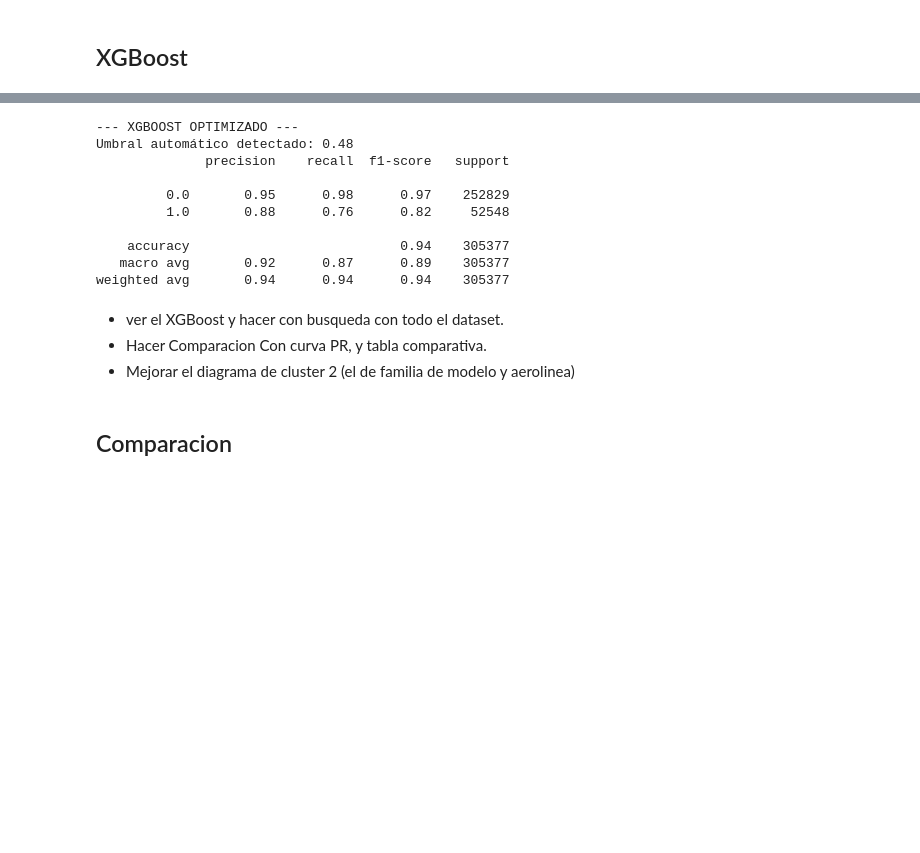
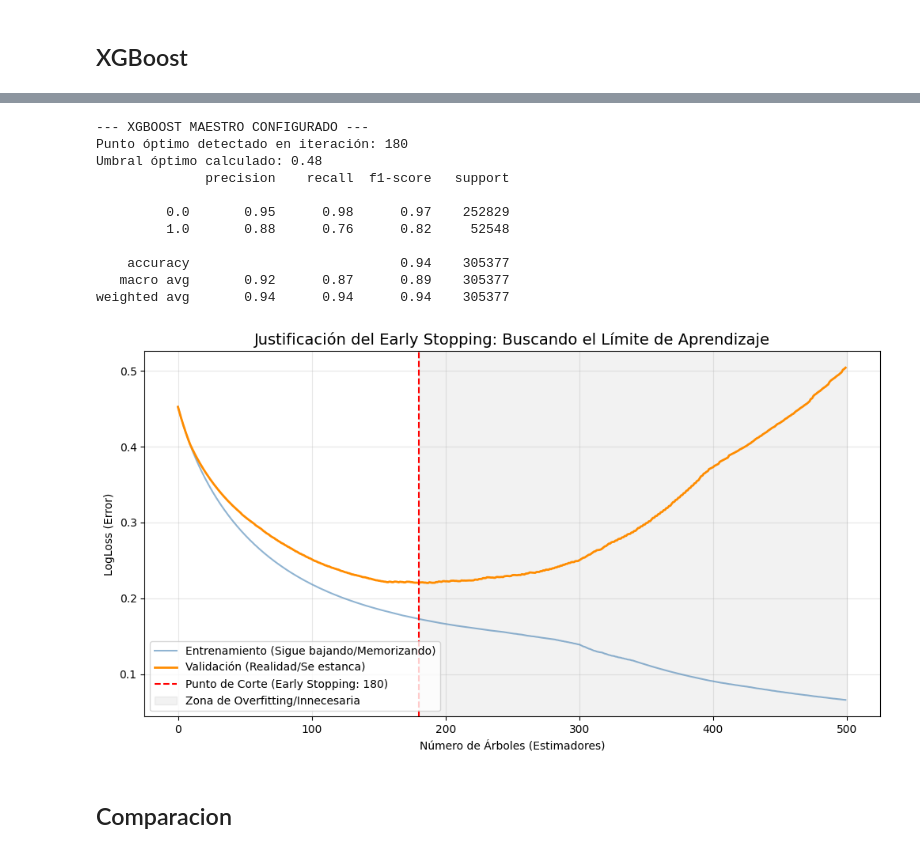
Before and after one commit to MartinEO2005/Proyecto_Open_Data, a Jupyter notebook: ml_supervisado.ipynb, the cells around one changed output, grey strips where cells are left out. Saved outputs shown, nothing was run; the diff lists cells and outputs as text; code cells hidden in the pictures; blank space fills up the shorter version.

```diff
--- a/ml_supervisado.ipynb
+++ b/ml_supervisado.ipynb
@@ -577,56 +627,82 @@ plt.show()
 from xgboost import XGBClassifier
 from sklearn.metrics import classification_report, f1_score
 import numpy as np
+import matplotlib.pyplot as plt
 
-# 1. DEFINICIÓN DEL MODELO
+# 1. MODELO MAESTRO (CON EARLY STOPPING)
 model_master_v2 = XGBClassifier(
-    n_estimators=500,
-    max_depth=3,
-    learning_rate=0.01,
-    scale_pos_weight=1,
-    tree_method='hist',
-    random_state=42,
+    n_estimators=500, max_depth=3, learning_rate=0.01,
+    scale_pos_weight=1, tree_method='hist', random_state=42,
     early_stopping_rounds=10
 )
 
-# 2. ENTRENAMIENTO
 model_master_v2.fit(
     X_train_encoded, y_train_bin,
-    eval_set=[(X_test_encoded, y_test_bin)],
+    eval_set=[(X_train_encoded, y_train_bin), (X_test_encoded, y_test_bin)],
     verbose=False
 )
 
-# 3. OBTENCIÓN DE PROBABILIDADES Y BÚSQUEDA DEL UMBRAL ÓPTIMO
+# Guardamos en qué punto exacto paró el maestro
+best_iteration = model_master_v2.best_iteration
+
+# 2. MODELO DE CONTROL (SIN EARLY STOPPING PARA COMPARAR)
+model_overfit = XGBClassifier(
+    n_estimators=500, max_depth=3, learning_rate=0.01,
+    scale_pos_weight=1, tree_method='hist', random_state=42
+)
+model_overfit.fit(
+    X_train_encoded, y_train_bin,
+    eval_set=[(X_train_encoded, y_train_bin), (X_test_encoded, y_test_bin)],
+    verbose=False
+)
+
+# 3. GENERACIÓN DEL INFORME (DEL MODELO MAESTRO)
 y_probs_xgb = model_master_v2.predict_proba(X_test_encoded)[:, 1]
-
 thresholds = np.linspace(0, 1, 100)
 f1_scores = [f1_score(y_test_bin, y_probs_xgb > t) for t in thresholds]
 best_threshold = thresholds[np.argmax(f1_scores)]
-
-# 4. RESULTADOS FINALES DEL MODELO
-y_pred_xgb_final = (y_probs_xgb > best_threshold).astype(int)
+y_pred_final = (y_probs_xgb > best_threshold).astype(int)
 
 print(f"--- XGBOOST MAESTRO CONFIGURADO ---")
+print(f"Punto óptimo detectado en iteración: {best_iteration}")
 print(f"Umbral óptimo calculado: {best_threshold:.2f}")
-print(classification_report(y_test_bin, y_pred_xgb_final))
+print(classification_report(y_test_bin, y_pred_final))
 
-# Seteamos el modelo final para la comparativa
+# 4. GRÁFICA COMPARATIVA: ¿POR QUÉ PARAR AHÍ?
+results_over = model_overfit.evals_result()
+
+plt.figure(figsize=(12, 6))
+# Dibujamos lo que pasó hasta el final para que se vea el estancamiento/overfitting
+plt.plot(results_over['validation_0']['logloss'], label='Entrenamiento (Sigue bajando/Memorizando)', color='steelblue', alpha=0.6)
+plt.plot(results_over['validation_1']['logloss'], label='Validación (Realidad/Se estanca)', color='darkorange', linewidth=2)
+
+# Marcamos el punto donde el Maestro decidió parar
+plt.axvline(x=best_iteration, color='red', linestyle='--', label=f'Punto de Corte (Early Stopping: {best_iteration})')
+
+# Sombreado para resaltar la zona de "vicio" o innecesaria
+plt.axvspan(best_iteration, 500, color='gray', alpha=0.1, label='Zona de Overfitting/Innecesaria')
+
+plt.title('Justificación del Early Stopping: Buscando el Límite de Aprendizaje', fontsize=14)
+plt.xlabel('Número de Árboles (Estimadores)')
+plt.ylabel('LogLoss (Error)')
+plt.legend()
+plt.grid(alpha=0.3)
+plt.show()
+
 model_master = model_master_v2
 # %% [output]
---- XGBOOST OPTIMIZADO ---
-Umbral automático detectado: 0.48
+--- XGBOOST MAESTRO CONFIGURADO ---
+Punto óptimo detectado en iteración: 180
+Umbral óptimo calculado: 0.48
               precision    recall  f1-score   support
 
          0.0       0.95      0.98      0.97    252829
          1.0       0.88      0.76      0.82     52548
 
     accuracy                           0.94    305377
    macro avg       0.92      0.87      0.89    305377
 weighted avg       0.94      0.94      0.94    305377
+[figure, added]
-# %% [markdown]
-- ver el XGBoost y hacer con busqueda con todo el dataset.
-- Hacer Comparacion Con curva PR, y tabla comparativa.
-- Mejorar el diagrama de cluster 2 (el de familia de modelo y aerolinea)
 # %% [markdown]
 ## Comparacion
 # %%
```
Also changed, not shown: parts of 4 cells of this notebook, 1 other file.
